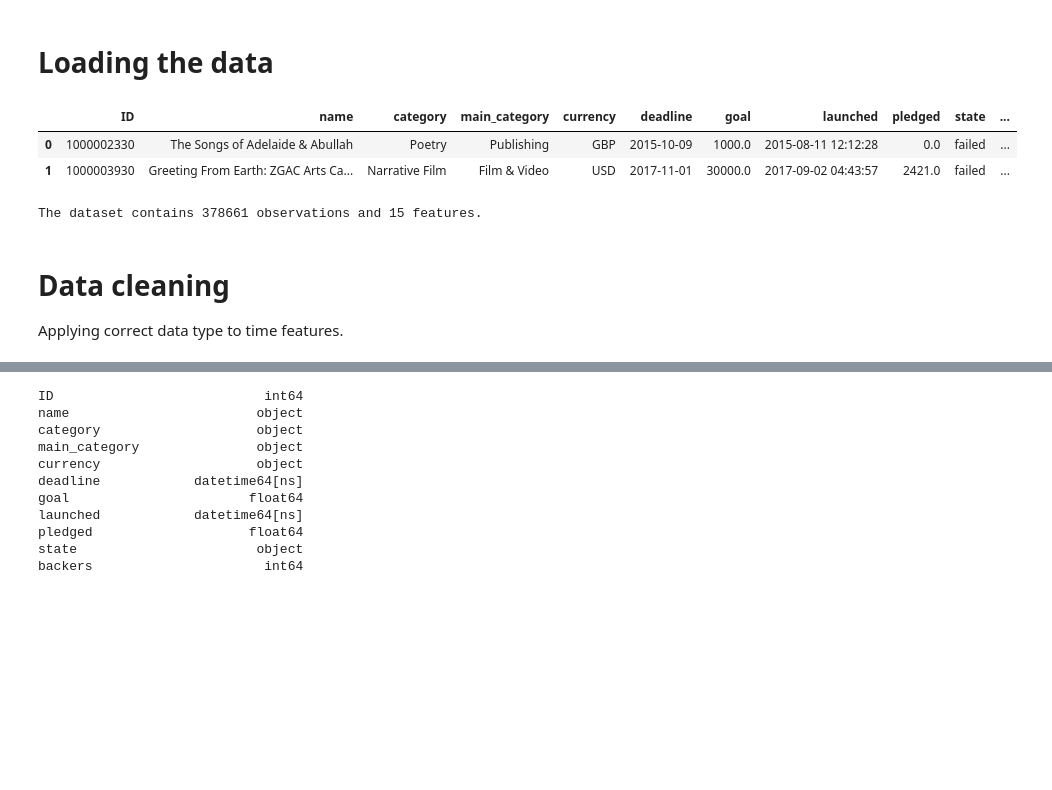
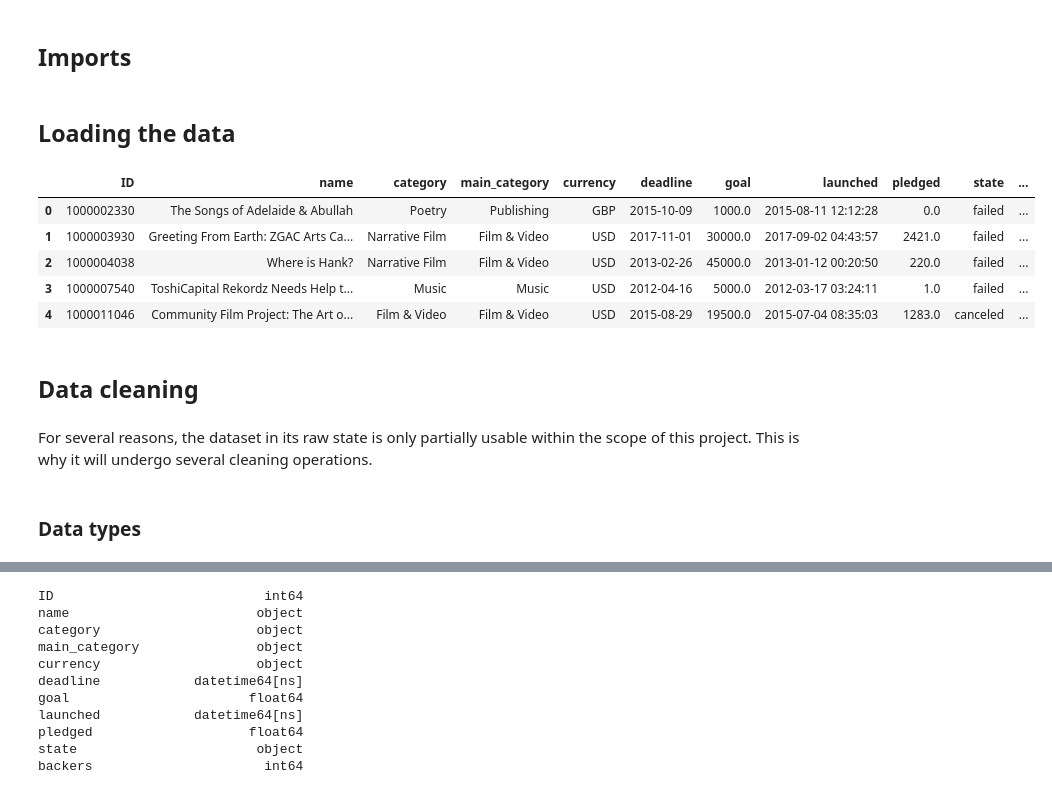
Before and after one commit to tbacha/DMML2019_Team_Apple, a Jupyter notebook: code/Kickstarter_notebook_Team_Apple.ipynb, the cells around one changed output, grey strips where cells are left out. Saved outputs shown, nothing was run; the diff lists cells and outputs as text; code cells hidden in the pictures; blank space fills up the shorter version.

Commit message:
rédaction intro/cleaning, début mise en page/rédaction EDA

```diff
--- a/code/Kickstarter_notebook_Team_Apple.ipynb
+++ b/code/Kickstarter_notebook_Team_Apple.ipynb
@@ -19 +23,3 @@ competition in kaggle.
+# %% [markdown]
+## Imports<a name="imports"></a>
 # %%
@@ -26,16 +32,18 @@ import seaborn as sns
 # %% [markdown]
-# Loading the data
+## Loading the data<a name="loading"></a>
 # %%
 df = pd.read_csv("https://raw.githubusercontent.com/tbacha/DMML2019_Team_Apple/master/data/ks-projects-201801.csv")
-df.head(2)
+df.head()
 # %% [output]
 |  | ID | name | category | main_category | currency | deadline | goal | launched | pledged | state | ... |
 | 0 | 1000002330 | The Songs of Adelaide & Abullah | Poetry | Publishing | GBP | 2015-10-09 | 1000.0 | 2015-08-11 12:12:28 | 0.0 | failed | ... |
 | 1 | 1000003930 | Greeting From Earth: ZGAC Arts Ca... | Narrative Film | Film & Video | USD | 2017-11-01 | 30000.0 | 2017-09-02 04:43:57 | 2421.0 | failed | ... |
+| 2 | 1000004038 | Where is Hank? | Narrative Film | Film & Video | USD | 2013-02-26 | 45000.0 | 2013-01-12 00:20:50 | 220.0 | failed | ... |
+| 3 | 1000007540 | ToshiCapital Rekordz Needs Help t... | Music | Music | USD | 2012-04-16 | 5000.0 | 2012-03-17 03:24:11 | 1.0 | failed | ... |
+| 4 | 1000011046 | Community Film Project: The Art o... | Film & Video | Film & Video | USD | 2015-08-29 | 19500.0 | 2015-07-04 08:35:03 | 1283.0 | canceled | ... |
-# %%
-print("The dataset contains %d observations and %d features." % (df.shape[0], df.shape[1]))
-# %% [output]
-The dataset contains 378661 observations and 15 features.
-# %% [markdown]
-# Data cleaning
-Applying correct data type to time features.
+# %% [markdown]
+## Data cleaning<a name="cleaning"></a>
+# %% [markdown]
+For several reasons, the dataset in its raw state is only partially usable within the scope of this project. This is why it will undergo several cleaning operations.
+# %% [markdown]
+### Data types
```
Also changed, not shown: parts of 94 cells of this notebook.
